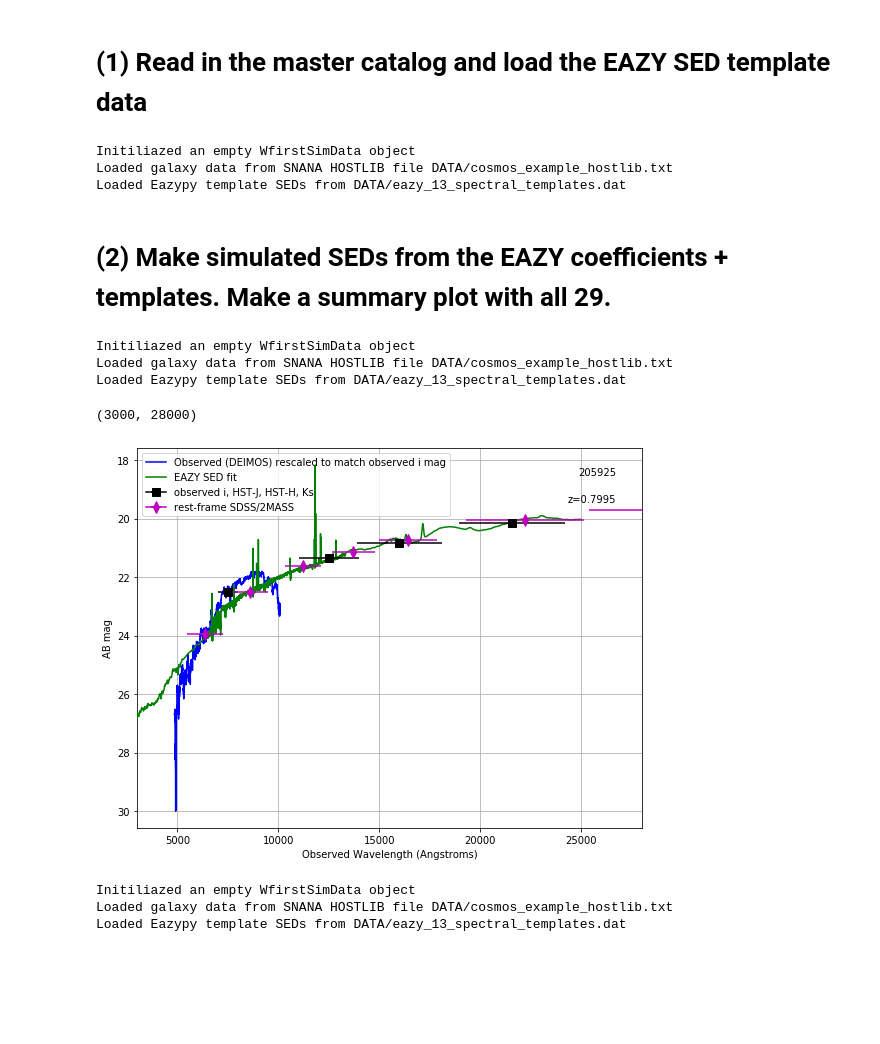
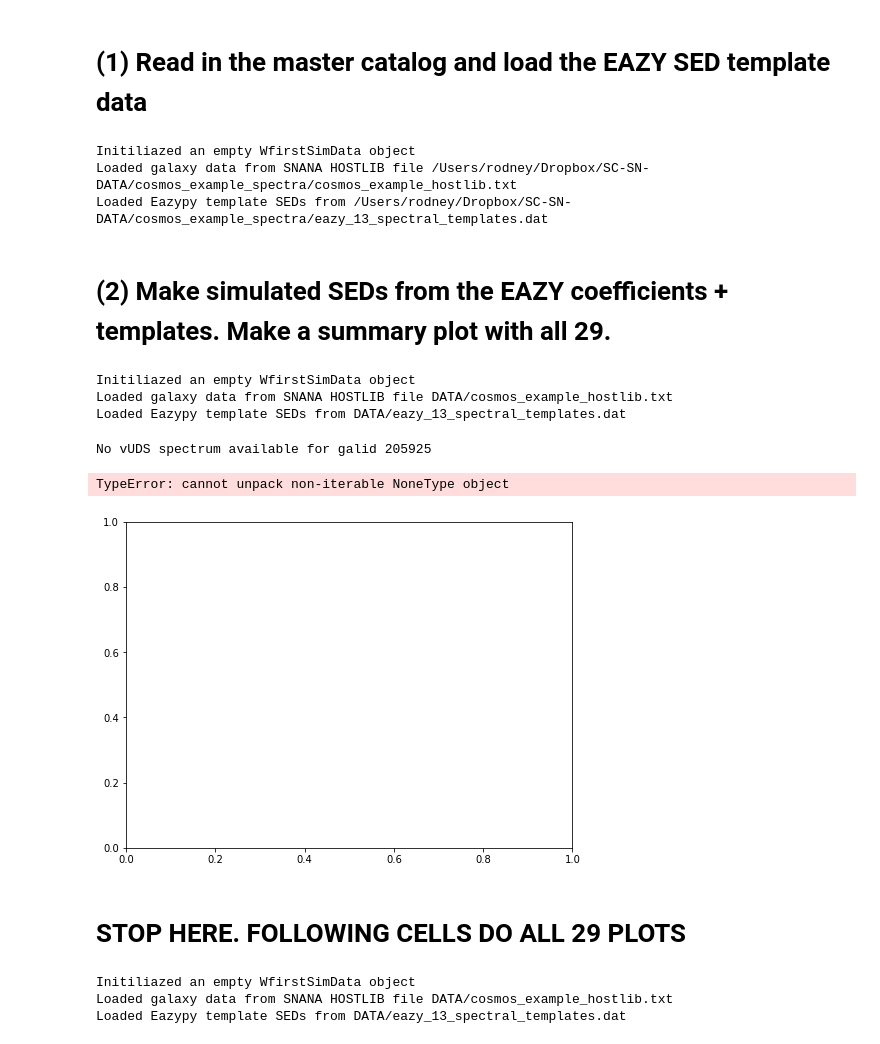
Before and after one commit to srodney/wfirst, a Jupyter notebook: 3dhst_hostlib_mk_simulated_spectra.ipynb, the cells around one changed output. Drawn from its saved outputs; the diff is of its cells as text; code cells hidden in the pictures; blank space fills up the shorter version.

Commit message:
improving 3DHST spec check plotting. New module

```diff
--- a/3dhst_hostlib_mk_simulated_spectra.ipynb
+++ b/3dhst_hostlib_mk_simulated_spectra.ipynb
@@ -90,12 +109,12 @@ def scale_to_match_imag(wave, flam, imag, medsmooth_window=20,
 # (1) Read in the master catalog and load the EAZY SED template data
 # %%
 sim1 = snhostspec.SnanaSimData()
-sim1.load_hostlib_catalog("DATA/cosmos_example_hostlib.txt")
-sim1.load_eazypy_templates("DATA/eazy_13_spectral_templates.dat")
+sim1.load_hostlib_catalog(hostlib_filename)
+sim1.load_eazypy_templates(eazy_templates_filename)
 # %% [output]
 Initiliazed an empty WfirstSimData object
-Loaded galaxy data from SNANA HOSTLIB file DATA/cosmos_example_hostlib.txt
-Loaded Eazypy template SEDs from DATA/eazy_13_spectral_templates.dat
+Loaded galaxy data from SNANA HOSTLIB file /Users/rodney/Dropbox/SC-SN-DATA/cosmos_example_spectra/cosmos_example_hostlib.txt
+Loaded Eazypy template SEDs from /Users/rodney/Dropbox/SC-SN-DATA/cosmos_example_spectra/eazy_13_spectral_templates.dat
 # %% [markdown]
 # (2) Make simulated SEDs from the EAZY coefficients + templates.  Make a summary plot with all 29.
 # %%
@@ -239,7 +321,7 @@ def getdeimosdat(galid, medsmoothpix=20, returnfluxunit='AB', returnwaveunit='A'
 # %%
 # Make a composite catalog with all the info from the CANDELS hostlib
 def join_candels_to_deimos(deimoscatfile="DATA/cosmos_example_spectra/cosmos_example_spectra.txt",
-                        candelscatfile='candels_hostlib.txt'):
+                        candelscatfile=hostlib_filename):
     cat1 = ascii.read(deimoscatfile, format='fixed_width')
     cat2 = ascii.read(candelscatfile)
     catjoin = table.join(cat1, cat2, keys=['GALID'])
@@ -258,11 +340,11 @@ def getJHmags(wave, flambda):
 galid = 205925
 deimoscat = join_candels_to_deimos()
 ideimoscat = np.where(deimoscat['GALID']==galid)[0][0]
-eazycoeffs = np.array([deimoscat[col][ideimoscat] for col in sim1.simdata.colnames if col.startswith('eazy_coeff')])
+eazycoeffs = np.array([deimoscat[col][ideimoscat] for col in sim1.simdata.colnames if col.startswith('coeff_specbasis')])
 # %%
-def plot_spec_comparison(galid, medsmooth_window=20, rescaledeimos=True, ax=None):
-    """Plot flux vs wavelength for the given galaxy ID, showing both the observed
-    DEIMOS spectrum and the Eazy-simulated spectrum. """
+def plot_spec_comparison(galid, medsmooth_window=20, rescaledeimos=True, rescalevuds=False, ax=None):
+    """Plot flux vs wavelength for the given galaxy ID, showing the observed
+    DEIMOS, vUDS, and 3DHST spectra and the Eazy-simulated spectrum. """
     if ax is None:
         fig = plt.figure(figsize=[8,6])
         ax = fig.add_subplot(1,1,1)
@@ -301,7 +383,7 @@ def plot_spec_comparison(galid, medsmooth_window=20, rescaledeimos=True, ax=None
     # read in the actual observed DEIMOS spectrum
     if rescaledeimos:
         # rescale to match the observed SDSS i band mag
-        wdeimos, mdeimos, wsmooth, mdeimos_smooth = getdeimosdat(
+        wdeimos, mdeimos, wdeimos_smooth, mdeimos_smooth = getdeimosdat(
             galid, medsmooth_window, returnwaveunit='A', returnfluxunit='AB',
             extension='fits', imag=imag)
     else:
@@ -310,10 +392,25 @@ def plot_spec_comparison(galid, medsmooth_window=20, rescaledeimos=True, ax=None
             galid, medsmooth_window, returnwaveunit='A', returnfluxunit='AB',
             extension='fits', imag=None)
 
+
+    # read in the actual observed vUDS spectrum
+    if rescalevuds:
+        imag_vuds = imag
+    else:
+        imag_vuds = None
+    wvuds, mvuds, wvuds_smooth, mvuds_smooth = getvudsdat(
+            galid, medsmooth_window, returnwaveunit='A', returnfluxunit='AB',
+            imag=imag_vuds)
+
+
     #import pdb; pdb.set_trace()
     #ax.plot(wdeimos, mdeimos, label='deimos', color='0.5', alpha=0.2)
-    ax.plot(wsmooth, mdeimos_smooth, label='Observed (DEIMOS) rescaled to match observed i mag', color='b')
+    ax.plot(wdeimos_smooth, mdeimos_smooth, label='Observed (DEIMOS) rescaled to match observed i mag', color='b')
 
+    ax.plot(wvuds_smooth, mvuds_smooth, label='Observed (vUDS) rescaled to match observed i mag', color='b')
+
+
+    # TODO : make a separate function for plotting the photometry points
 
     # plot the SDSS, 2mass and HST mags
     ax.errorbar(7500, imag, xerr=500, marker='s', color='k', ms=8, zorder=1000, label='_nolabel')
@@ -354,16 +451,19 @@ def plot_spec_comparison(galid, medsmooth_window=20, rescaledeimos=True, ax=None
 
     return(mdeimos_smooth)
 # %%
-fds = plot_spec_comparison(205925, rescaledeimos=True, medsmooth_window=50)
+fds = plot_spec_comparison(205925, rescaledeimos=False, rescalevuds=False, medsmooth_window=50)
 ax = plt.gca()
 ax.set_xlim(3000, 28000)
 #ax.set_ylim(26,18)
 # %% [output]
 Initiliazed an empty WfirstSimData object
 Loaded galaxy data from SNANA HOSTLIB file DATA/cosmos_example_hostlib.txt
 Loaded Eazypy template SEDs from DATA/eazy_13_spectral_templates.dat
-(3000, 28000)
+No vUDS spectrum available for galid 205925
+TypeError: cannot unpack non-iterable NoneType object
-[figure, old version]
+[figure, new version]
+# %% [markdown]
+# STOP HERE.  FOLLOWING CELLS DO ALL 29 PLOTS
 # %%
 fig = plt.figure(figsize=[12,12])
 #fig = plt.figure(figsize=[12,4])
```
Also changed, not shown: parts of 7 cells of this notebook, 2 other files.
